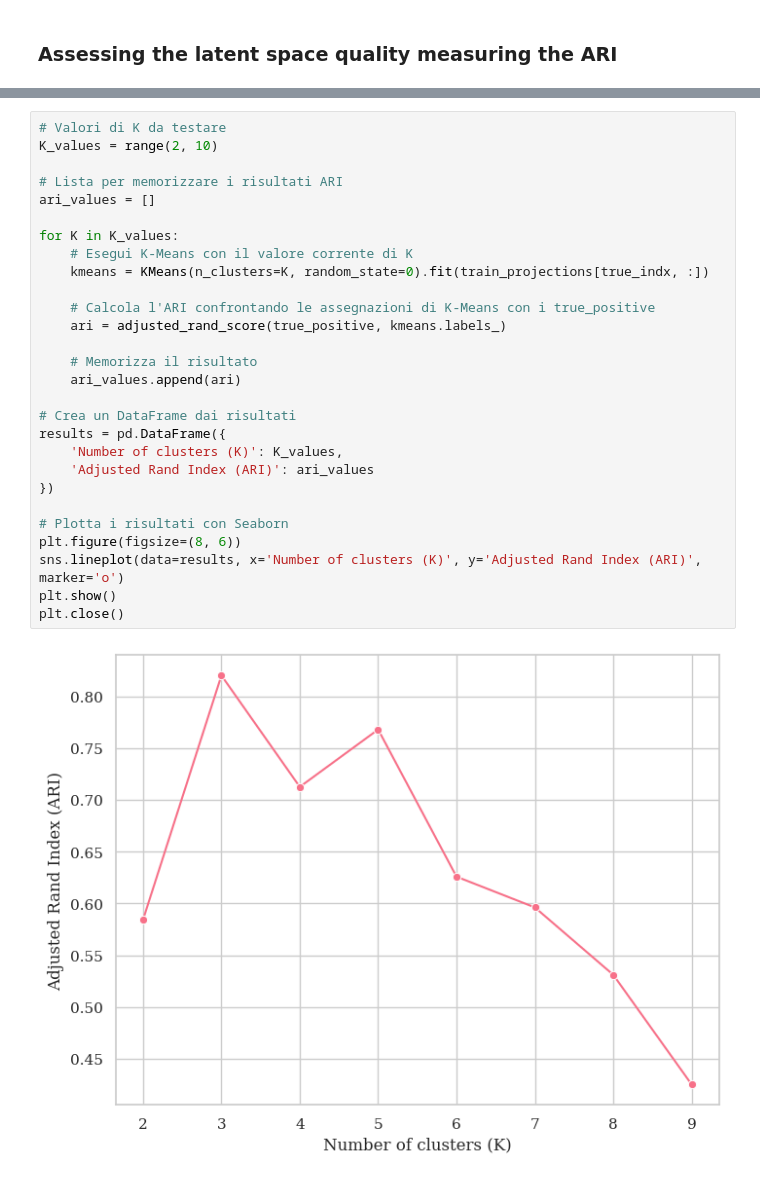
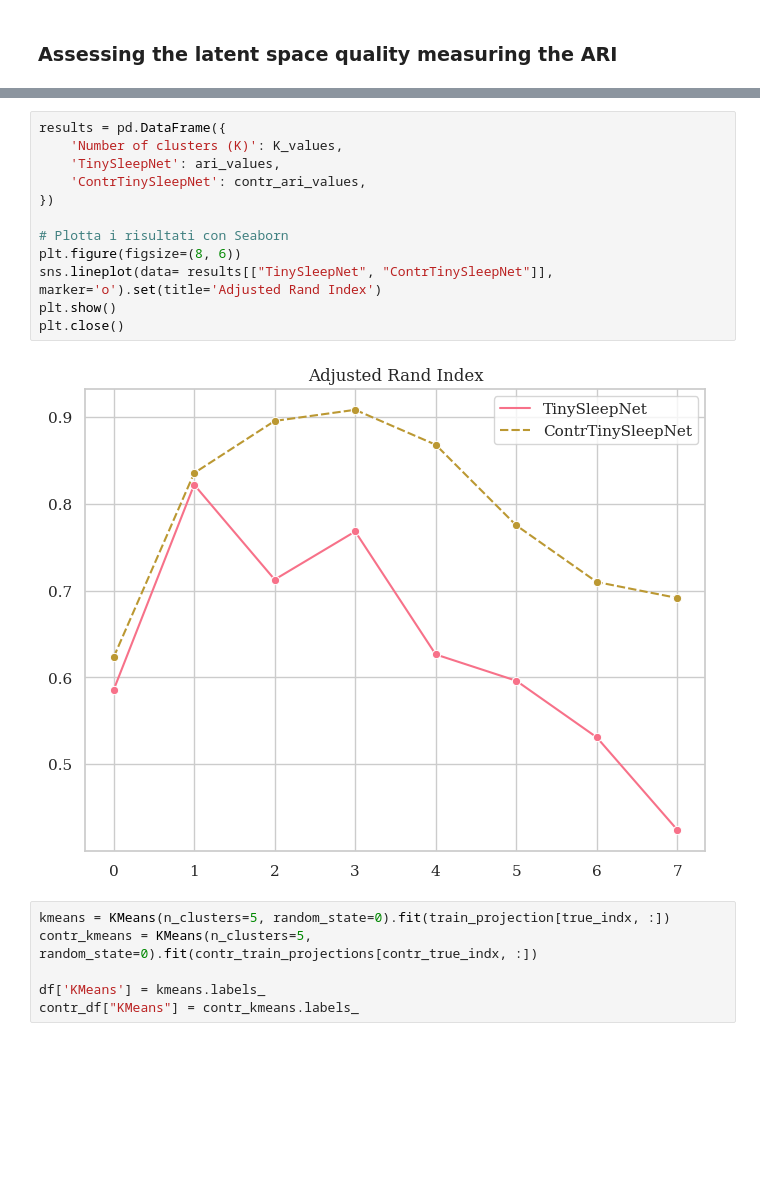
Before and after one commit to guidogagl/physioex, a Jupyter notebook: examples/latent_space_visualization.ipynb, the cells around one changed output, grey strips where cells are left out. Drawn from its saved outputs; the diff is of its cells as text; blank space fills up the shorter version.

```diff
--- a/examples/latent_space_visualization.ipynb
+++ b/examples/latent_space_visualization.ipynb
@@ -179,30 +141,20 @@ plt.close()
-# %%
-# Valori di K da testare
-K_values = range(2, 10)
-
-# Lista per memorizzare i risultati ARI
-ari_values = []
-
-for K in K_values:
-    # Esegui K-Means con il valore corrente di K
-    kmeans = KMeans(n_clusters=K, random_state=0).fit(train_projections[true_indx, :])
-
-    # Calcola l'ARI confrontando le assegnazioni di K-Means con i true_positive
-    ari = adjusted_rand_score(true_positive, kmeans.labels_)
-
-    # Memorizza il risultato
-    ari_values.append(ari)
-
-# Crea un DataFrame dai risultati
-results = pd.DataFrame({
-    'Number of clusters (K)': K_values,
-    'Adjusted Rand Index (ARI)': ari_values
-})
-
-# Plotta i risultati con Seaborn
-plt.figure(figsize=(8, 6))
-sns.lineplot(data=results, x='Number of clusters (K)', y='Adjusted Rand Index (ARI)', marker='o')
-plt.show()
-plt.close()
-# %% [output]
-[figure, removed]
+# %%
+results = pd.DataFrame({
+    'Number of clusters (K)': K_values,
+    'TinySleepNet': ari_values,
+    'ContrTinySleepNet': contr_ari_values,
+})
+
+# Plotta i risultati con Seaborn
+plt.figure(figsize=(8, 6))
+sns.lineplot(data= results[["TinySleepNet", "ContrTinySleepNet"]], marker='o').set(title='Adjusted Rand Index')
+plt.show()
+plt.close()
+# %% [output]
+[figure, added]
+# %%
+kmeans = KMeans(n_clusters=5, random_state=0).fit(train_projection[true_indx, :])
+contr_kmeans = KMeans(n_clusters=5, random_state=0).fit(contr_train_projections[contr_true_indx, :])
+
+df['KMeans'] = kmeans.labels_
+contr_df["KMeans"] = contr_kmeans.labels_
```
Also changed, not shown: parts of 17 cells of this notebook, 17 other files.
